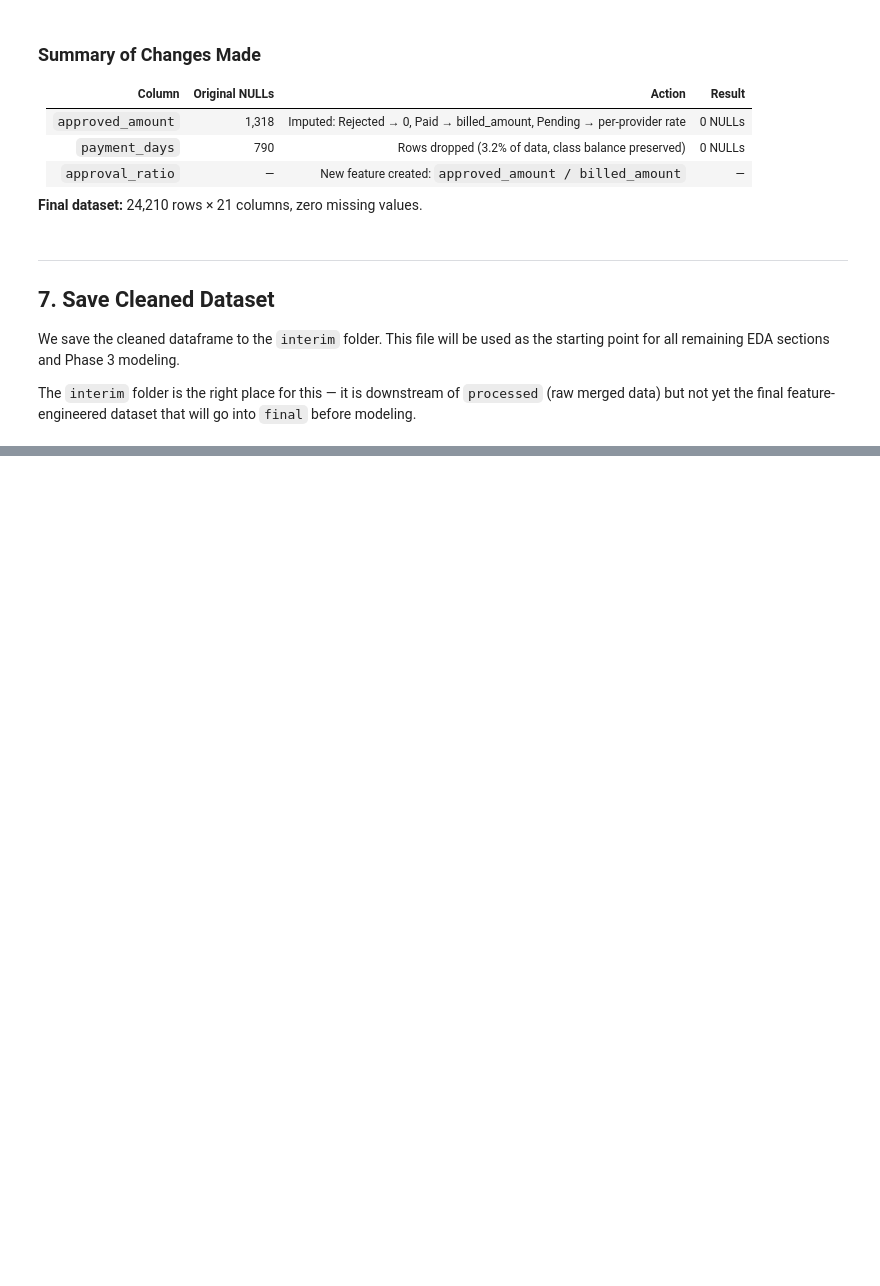
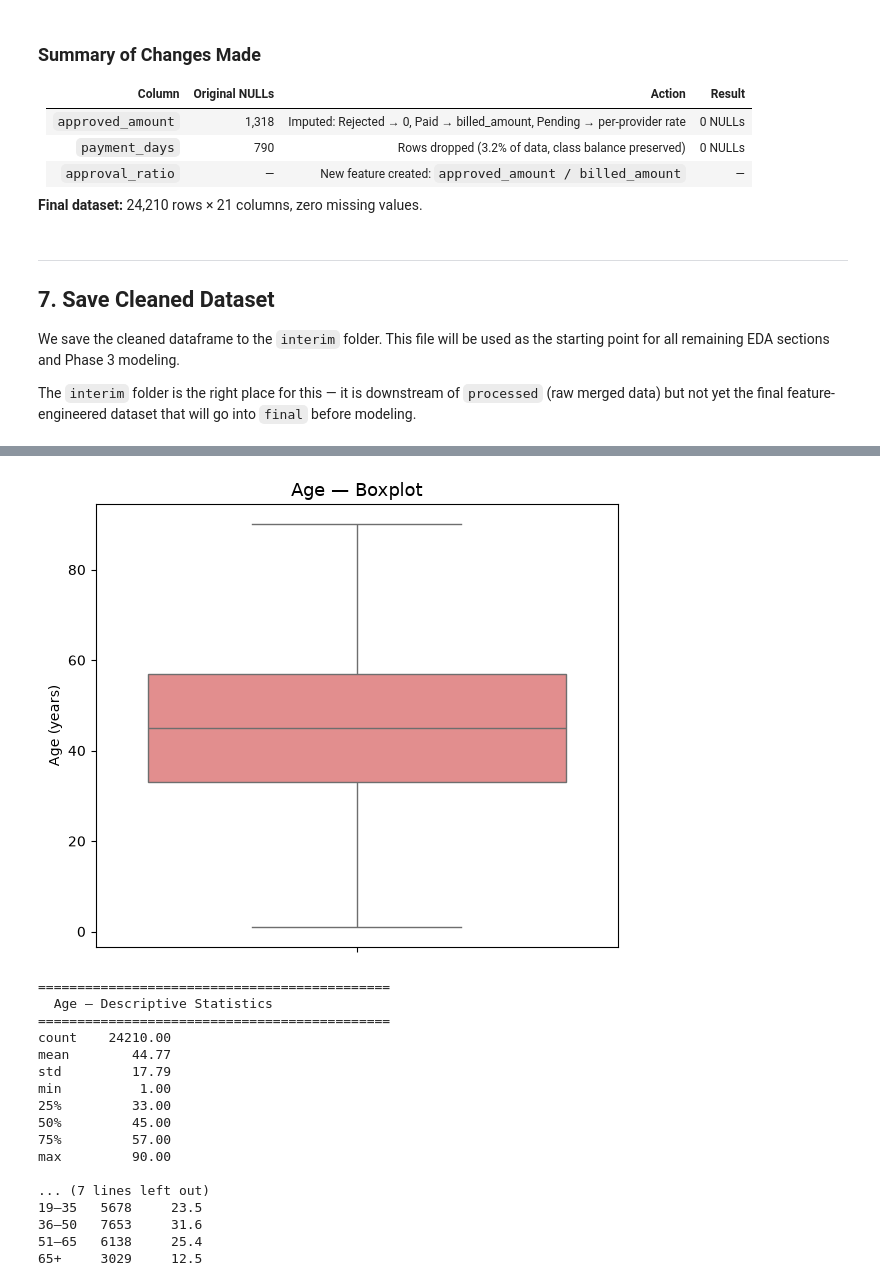
Before and after one commit to NF-laidback/capstone_healthcare_analytics, a Jupyter notebook: notebooks/EDA_missing_values.ipynb, the cells around one changed output, grey strips where cells are left out. Saved outputs shown, nothing was run; the diff lists cells and outputs as text; code cells hidden in the pictures; blank space fills up the shorter version.

```diff
--- a/notebooks/EDA_missing_values.ipynb
+++ b/notebooks/EDA_missing_values.ipynb
@@ -464,0 +782,48 @@ print(f"\nFile contains: {df_1.shape[0]:,} rows × {df_1.shape[1]} columns")
+# %%
+# ── 2.1 (cont.) Age — Boxplot + Descriptive Stats ──────────────────────────
+
+fig, ax = plt.subplots(figsize=(6, 5))
+sns.boxplot(y=df_1['age'], color='lightcoral', ax=ax)
+ax.set_title('Age — Boxplot', fontsize=13)
+ax.set_ylabel('Age (years)')
+plt.tight_layout()
+plt.show()
+
+# ── Descriptive statistics ──────────────────────────────────────────────────
+print("=" * 45)
+print("  Age — Descriptive Statistics")
+print("=" * 45)
+print(df_1['age'].describe().round(2).to_string())
+print(f"\nSkewness : {df_1['age'].skew():.4f}  (0 = perfectly symmetric)")
+print(f"Kurtosis : {df_1['age'].kurtosis():.4f}  (0 = normal distribution baseline)")
+
+# ── Age group breakdown ─────────────────────────────────────────────────────
+bins   = [0, 18, 35, 50, 65, 100]
+labels = ['0–18', '19–35', '36–50', '51–65', '65+']
+age_binned = pd.cut(df_1['age'], bins=bins, labels=labels)
+
+age_summary = pd.DataFrame({
+    'Count'  : age_binned.value_counts().sort_index(),
+    'Pct (%)': (age_binned.value_counts(normalize=True).sort_index() * 100).round(1)
+})
+print("\nAge Group Breakdown:")
+print(age_summary.to_string())
+# %% [output]
+[figure, added]
+=============================================
+  Age — Descriptive Statistics
+=============================================
+count    24210.00
+mean        44.77
+std         17.79
+min          1.00
+25%         33.00
+50%         45.00
+75%         57.00
+max         90.00
+
+... (7 lines left out)
+19–35   5678     23.5
+36–50   7653     31.6
+51–65   6138     25.4
+65+     3029     12.5
```
Also changed, not shown: parts of 112 cells of this notebook, 35 other files.
